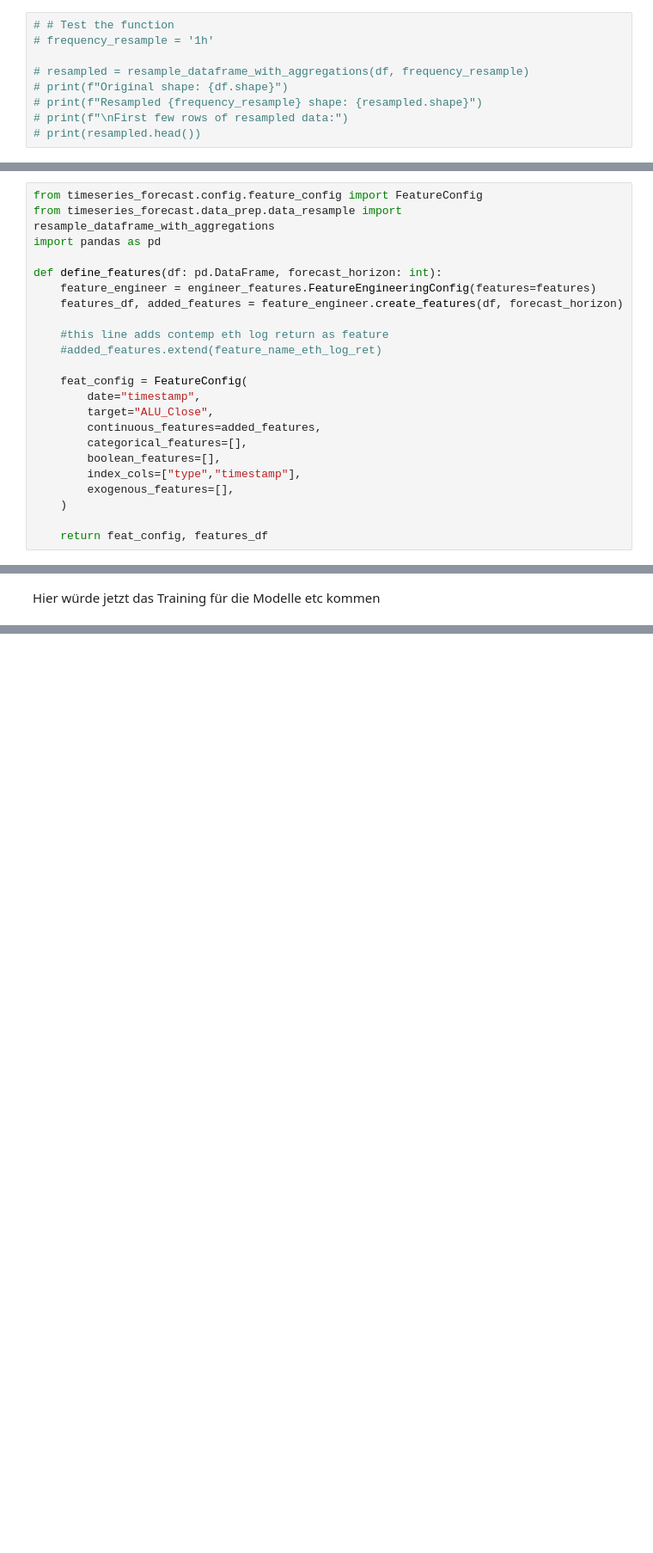
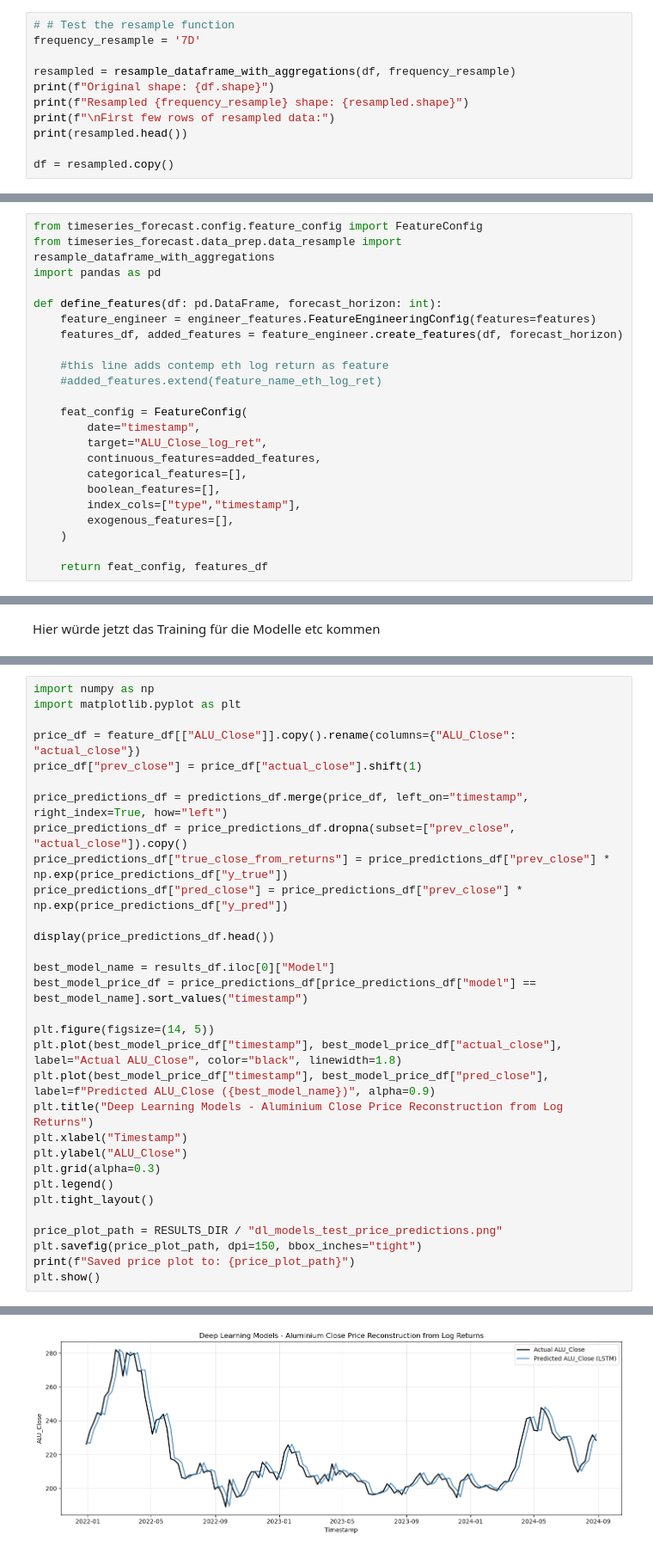
Before and after one commit to maxistrauss/aluminium-price-forecasting, a Jupyter notebook: Notebooks/05_dl_models.ipynb, the cells around one changed output, grey strips where cells are left out. Shown at 86% size. Saved outputs shown, nothing was run; the diff lists cells and outputs as text; blank space fills up the shorter version.

```diff
--- a/Notebooks/05_dl_models.ipynb
+++ b/Notebooks/05_dl_models.ipynb
@@ -362,11 +362,13 @@ Index(['ALU_Close', 'ALU_Open', 'ALU_High', 'ALU_Low', 'ALU_Vol.', 'ALU_Mode',
        'SP500_Open', 'SP500_High', 'SP500_Low', 'SP500_Mode'],
       dtype='str')
 # %%
-# # Test the function
-# frequency_resample = '1h'
+# # Test the resample function
+frequency_resample = '7D'
 
-# resampled = resample_dataframe_with_aggregations(df, frequency_resample)
-# print(f"Original shape: {df.shape}")
-# print(f"Resampled {frequency_resample} shape: {resampled.shape}")
-# print(f"\nFirst few rows of resampled data:")
-# print(resampled.head())
+resampled = resample_dataframe_with_aggregations(df, frequency_resample)
+print(f"Original shape: {df.shape}")
+print(f"Resampled {frequency_resample} shape: {resampled.shape}")
+print(f"\nFirst few rows of resampled data:")
+print(resampled.head())
+
+df = resampled.copy()
@@ -488,7 +506,7 @@ def define_features(df: pd.DataFrame, forecast_horizon: int):
 
     feat_config = FeatureConfig(
         date="timestamp",
-        target="ALU_Close",
+        target="ALU_Close_log_ret",
         continuous_features=added_features,
         categorical_features=[],
         boolean_features=[],
@@ -880,0 +899,32 @@ Training GRU
+# %%
+import numpy as np
+import matplotlib.pyplot as plt
+
+price_df = feature_df[["ALU_Close"]].copy().rename(columns={"ALU_Close": "actual_close"})
+price_df["prev_close"] = price_df["actual_close"].shift(1)
+
+price_predictions_df = predictions_df.merge(price_df, left_on="timestamp", right_index=True, how="left")
+price_predictions_df = price_predictions_df.dropna(subset=["prev_close", "actual_close"]).copy()
+price_predictions_df["true_close_from_returns"] = price_predictions_df["prev_close"] * np.exp(price_predictions_df["y_true"])
+price_predictions_df["pred_close"] = price_predictions_df["prev_close"] * np.exp(price_predictions_df["y_pred"])
+
+display(price_predictions_df.head())
+
+best_model_name = results_df.iloc[0]["Model"]
+best_model_price_df = price_predictions_df[price_predictions_df["model"] == best_model_name].sort_values("timestamp")
+
+plt.figure(figsize=(14, 5))
+plt.plot(best_model_price_df["timestamp"], best_model_price_df["actual_close"], label="Actual ALU_Close", color="black", linewidth=1.8)
+plt.plot(best_model_price_df["timestamp"], best_model_price_df["pred_close"], label=f"Predicted ALU_Close ({best_model_name})", alpha=0.9)
+plt.title("Deep Learning Models - Aluminium Close Price Reconstruction from Log Returns")
+plt.xlabel("Timestamp")
+plt.ylabel("ALU_Close")
+plt.grid(alpha=0.3)
+plt.legend()
+plt.tight_layout()
+
+price_plot_path = RESULTS_DIR / "dl_models_test_price_predictions.png"
+plt.savefig(price_plot_path, dpi=150, bbox_inches="tight")
+print(f"Saved price plot to: {price_plot_path}")
+plt.show()
+# %% [output]
@@ -880,0 +938 @@ Training GRU
+[figure, added]
```
Also changed, not shown: parts of 7 cells of this notebook, 7 other files.
